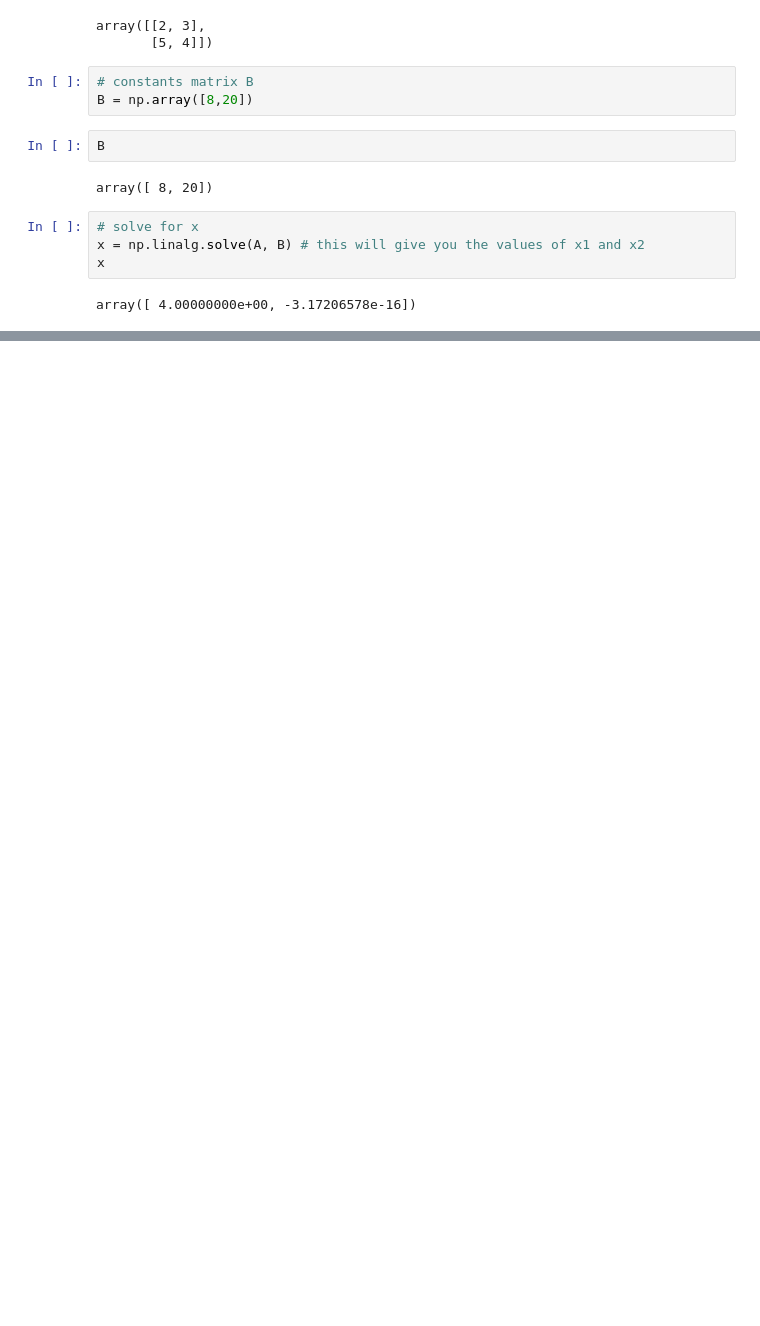
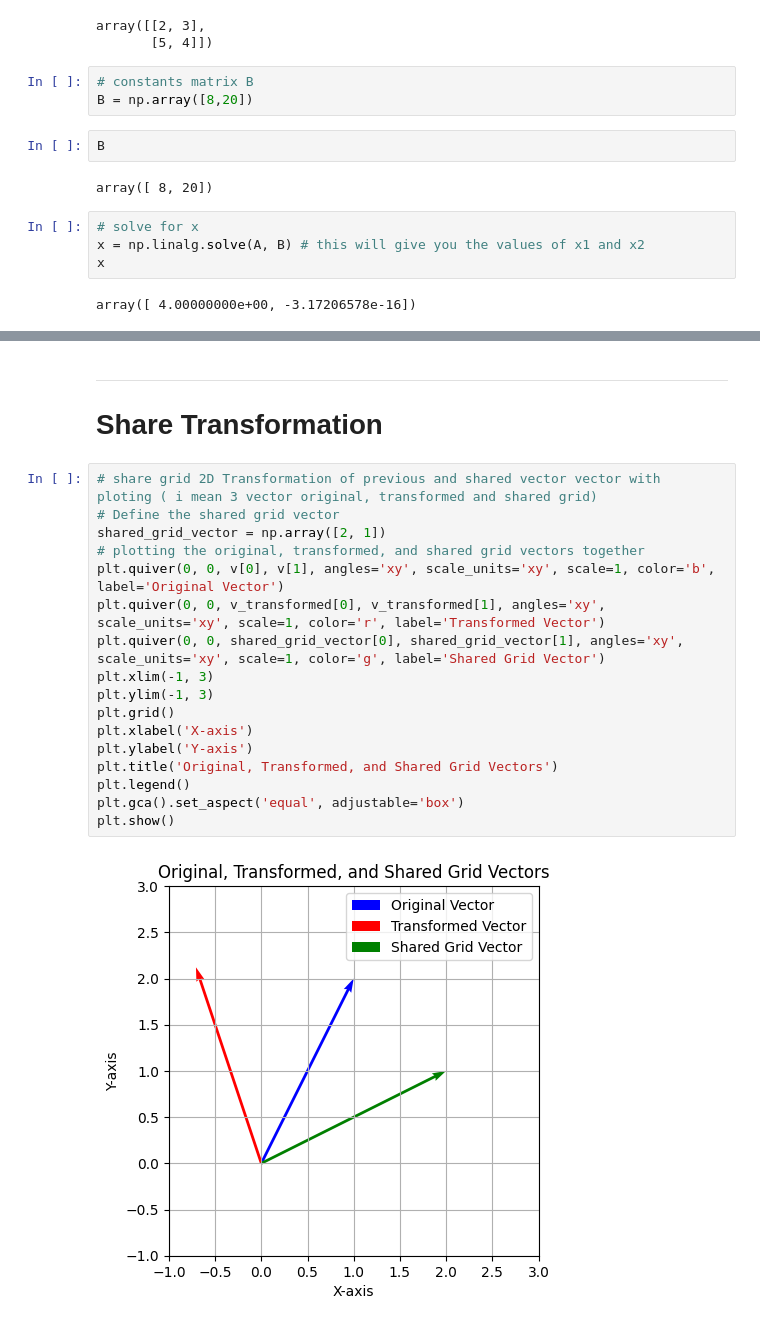
Before and after one commit to faisalramzan77/Data_Science_Course, a Jupyter notebook: 07_Mathemathics/01_Linear_ALgebra.ipynb, the cells around one changed output, grey strips where cells are left out. Drawn from its saved outputs; the diff is of its cells as text; blank space fills up the shorter version.

```diff
--- a/07_Mathemathics/01_Linear_ALgebra.ipynb
+++ b/07_Mathemathics/01_Linear_ALgebra.ipynb
@@ -25,0 +107,22 @@ array([ 4.00000000e+00, -3.17206578e-16])
+# %% [markdown]
+-----
+# Share Transformation
+# %%
+# share grid 2D Transformation of previous and shared vector vector with  ploting ( i mean 3 vector original, transformed and shared grid)
+# Define the shared grid vector
+shared_grid_vector = np.array([2, 1])
+# plotting the original, transformed, and shared grid vectors together
+plt.quiver(0, 0, v[0], v[1], angles='xy', scale_units='xy', scale=1, color='b', label='Original Vector')
+plt.quiver(0, 0, v_transformed[0], v_transformed[1], angles='xy', scale_units='xy', scale=1, color='r', label='Transformed Vector')
+plt.quiver(0, 0, shared_grid_vector[0], shared_grid_vector[1], angles='xy', scale_units='xy', scale=1, color='g', label='Shared Grid Vector')
+plt.xlim(-1, 3)
+plt.ylim(-1, 3)
+plt.grid()
+plt.xlabel('X-axis')
+plt.ylabel('Y-axis')
+plt.title('Original, Transformed, and Shared Grid Vectors')
+plt.legend()
+plt.gca().set_aspect('equal', adjustable='box')
+plt.show()
+# %% [output]
+[figure, added]
```
Also changed, not shown: parts of 10 cells of this notebook.
